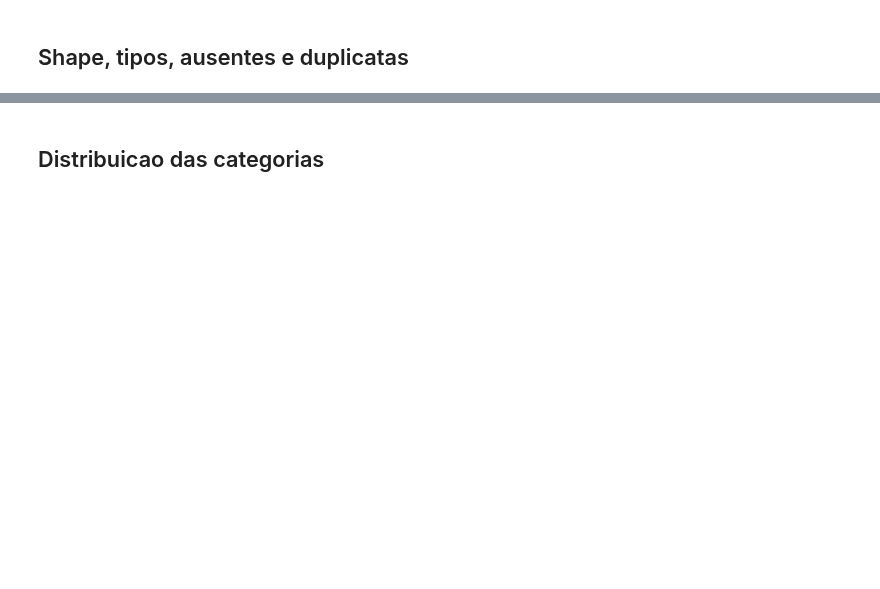
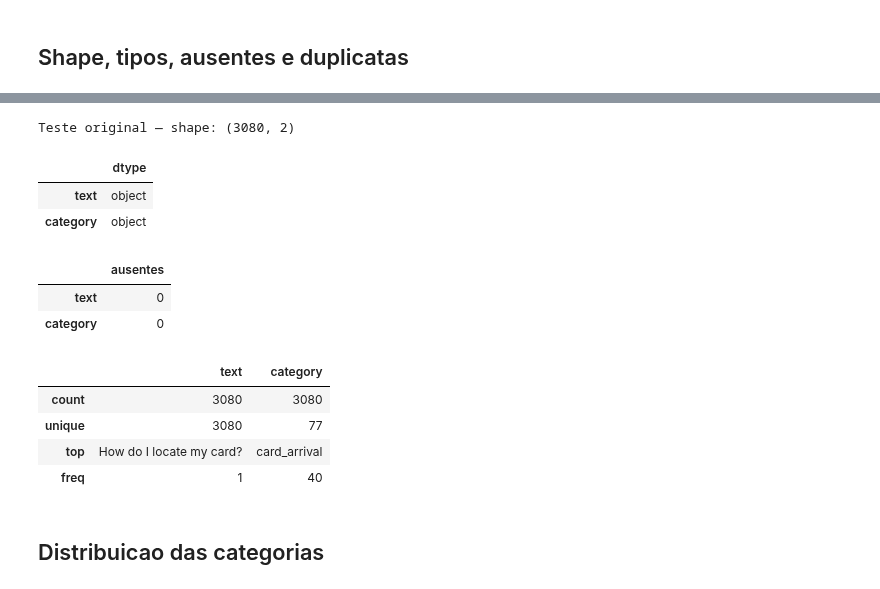
Before and after one commit to franciscocostadev/fintech-guard, a Jupyter notebook: notebooks/banking77/01_eda_banking77.ipynb, the cells around one changed output, grey strips where cells are left out. Drawn from its saved outputs; the diff is of its cells as text; code cells hidden in the pictures; blank space fills up the shorter version.

```diff
--- a/notebooks/banking77/01_eda_banking77.ipynb
+++ b/notebooks/banking77/01_eda_banking77.ipynb
@@ -61,3 +105,21 @@ pd.DataFrame([resumo('train_raw', train_raw), resumo('test_raw', test_raw)])
+# %%
+print("Teste original — shape:", test_raw.shape)
+display(test_raw.dtypes.rename("dtype").to_frame())
+display(test_raw.isna().sum().rename("ausentes").to_frame())
+display(test_raw.describe(include="all"))
+# %% [output]
+Teste original — shape: (3080, 2)
+|  | dtype |
+| text | object |
+| category | object |
+|  | ausentes |
+| text | 0 |
+| category | 0 |
+|  | text | category |
+| count | 3080 | 3080 |
+| unique | 3080 | 77 |
+| top | How do I locate my card? | card_arrival |
+| freq | 1 | 40 |
 # %% [markdown]
 ## Distribuicao das categorias
 # %%
```
Also changed, not shown: parts of 14 cells of this notebook, 7 other files.
